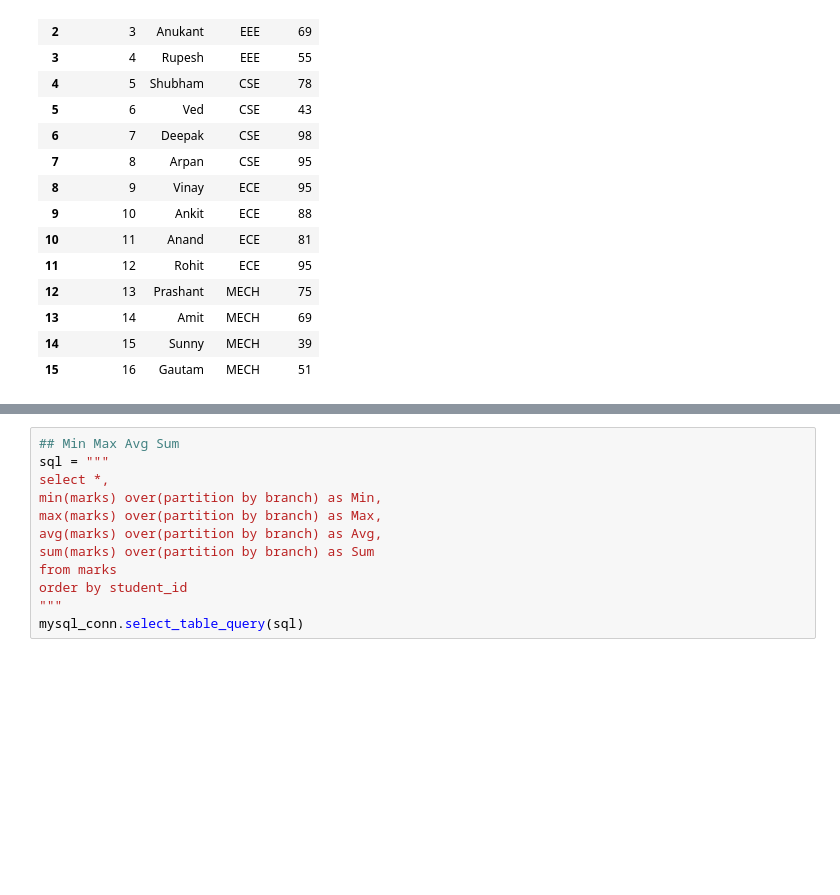
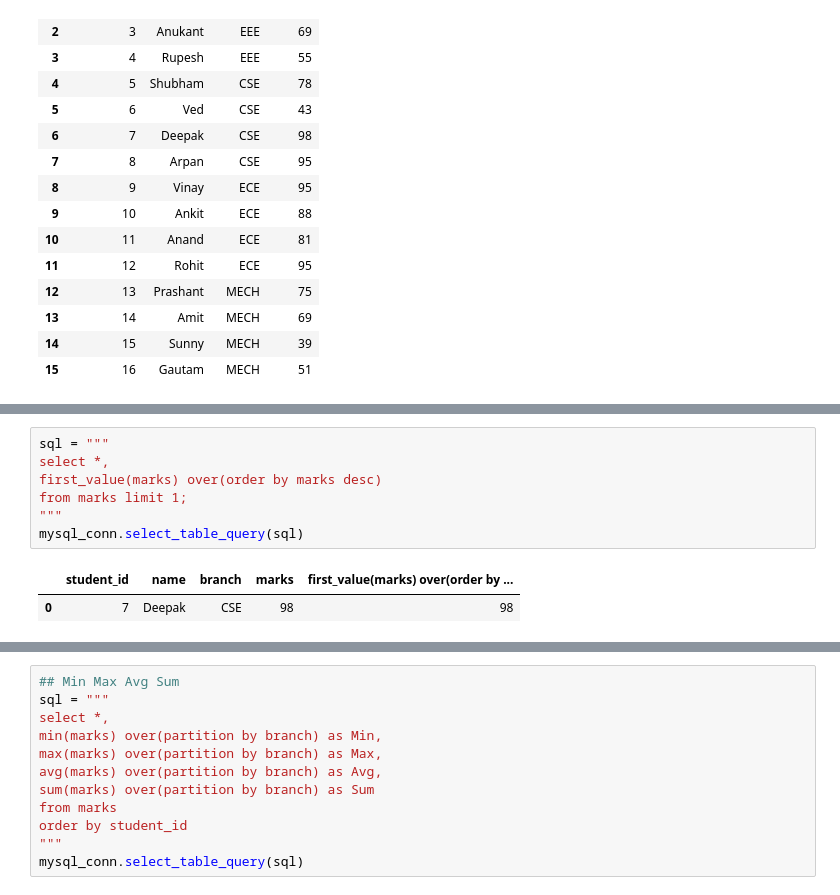
Before and after one commit to ndangol4873/ML_NOTE, a Jupyter notebook: SQL/Python_4_sql/Window_function.ipynb, the cells around one changed output, grey strips where cells are left out. Cells and saved outputs as stored; diff of their text form; blank space fills up the shorter version.

```diff
--- a/SQL/Python_4_sql/Window_function.ipynb
+++ b/SQL/Python_4_sql/Window_function.ipynb
@@ -75,0 +104,10 @@ mysql_conn.select_table_query('select * from marks')
+# %%
+sql = """
+select *,
+first_value(marks) over(order by marks desc)
+from marks limit 1;
+"""
+mysql_conn.select_table_query(sql)
+# %% [output]
+|  | student_id | name | branch | marks | first_value(marks) over(order by ... |
+| 0 | 7 | Deepak | CSE | 98 | 98 |
```
Also changed, not shown: parts of 19 cells of this notebook, 11 other files.
